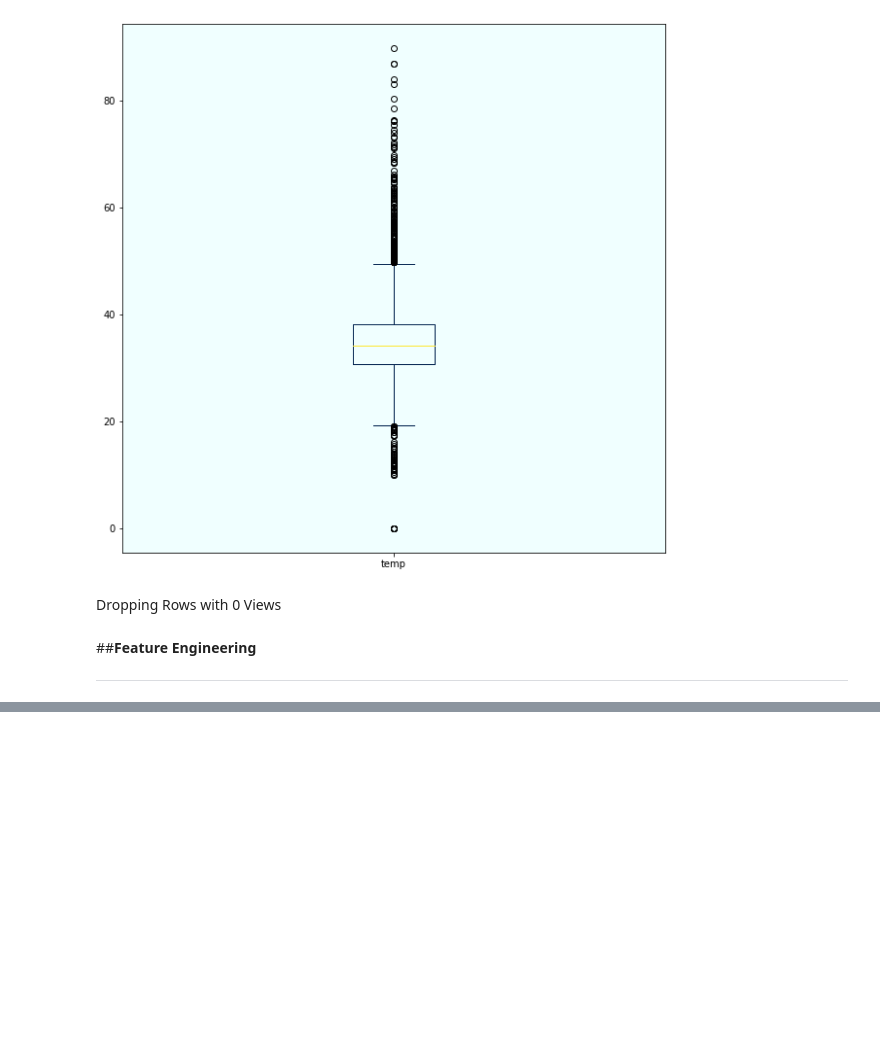
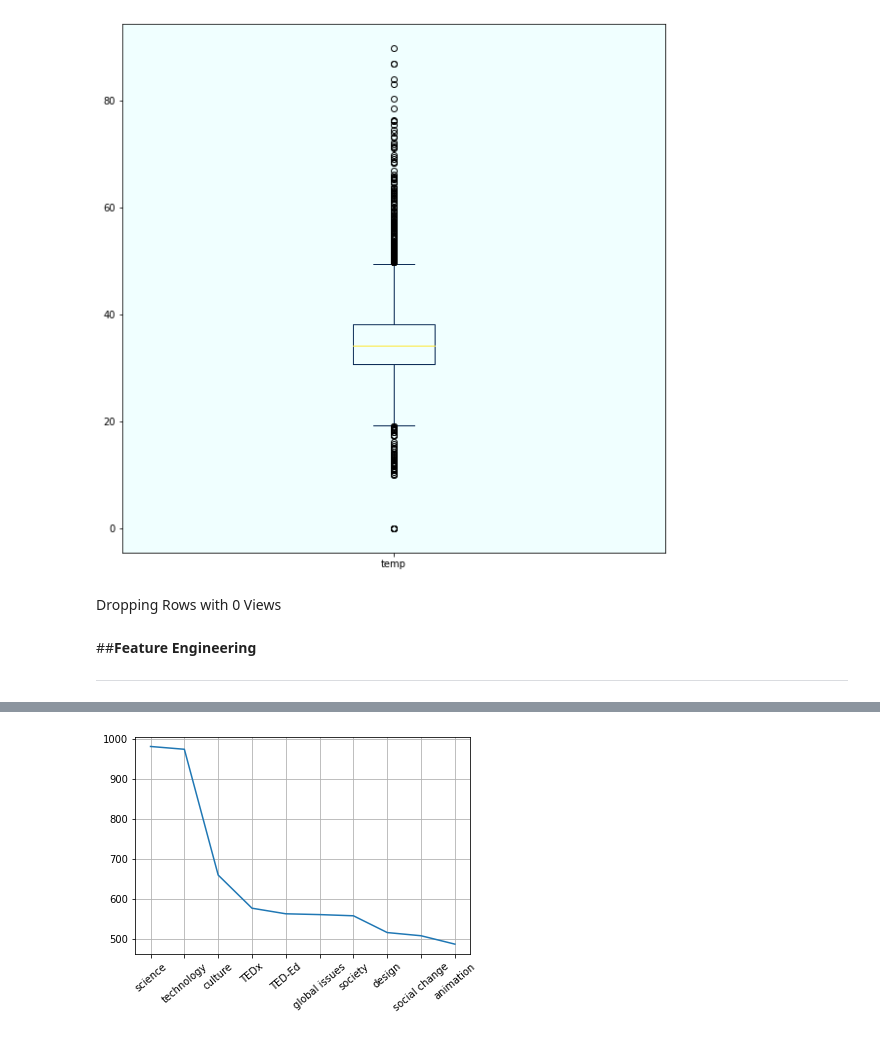
Before and after one commit to Keshav1506/Ted-Talks-views-Prediction-Model, a Jupyter notebook: Ted_Talk_Prediction.ipynb, the cells around one changed output, grey strips where cells are left out. Cells and saved outputs as stored; diff of their text form; code cells hidden in the pictures; blank space fills up the shorter version.

```diff
--- a/Ted_Talk_Prediction.ipynb
+++ b/Ted_Talk_Prediction.ipynb
@@ -177,3 +181,19 @@ def weight_of_topic(x):
     return weight
 
 Ted_talks["topics_weight"] = Ted_talks["topics"].apply(lambda x: weight_of_topic(x))
+# %%
+
+from operator import itemgetter
+
+ddd = dict(sorted(d.items(), key = itemgetter(1), reverse = True)[:10])
+
+myList = ddd.items()
+# myList = sorted(myList)
+x, y = zip(*myList)
+
+plt.plot(x, y)
+plt.xticks(rotation = 40)
+plt.grid()
+plt.show()
+# %% [output]
+[figure, added]
```
Also changed, not shown: parts of 7 cells of this notebook.
